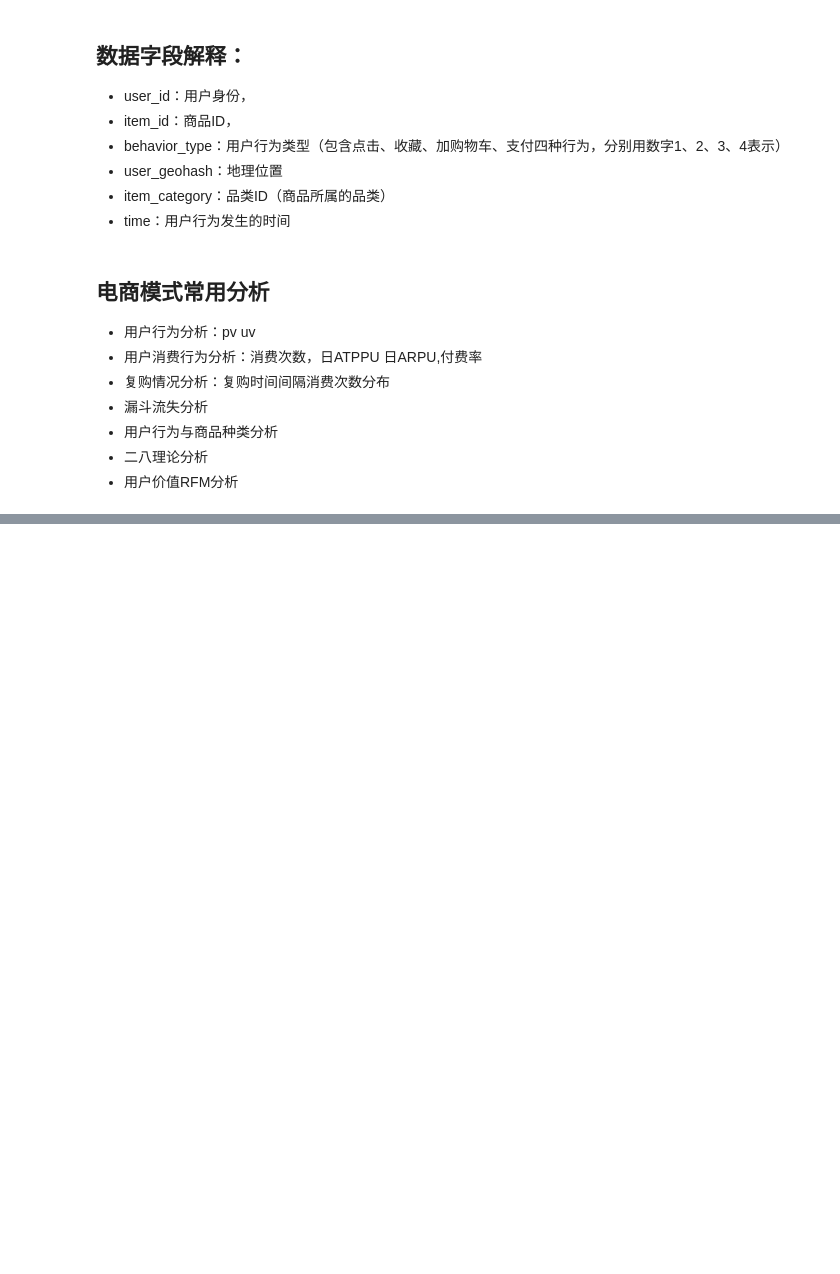
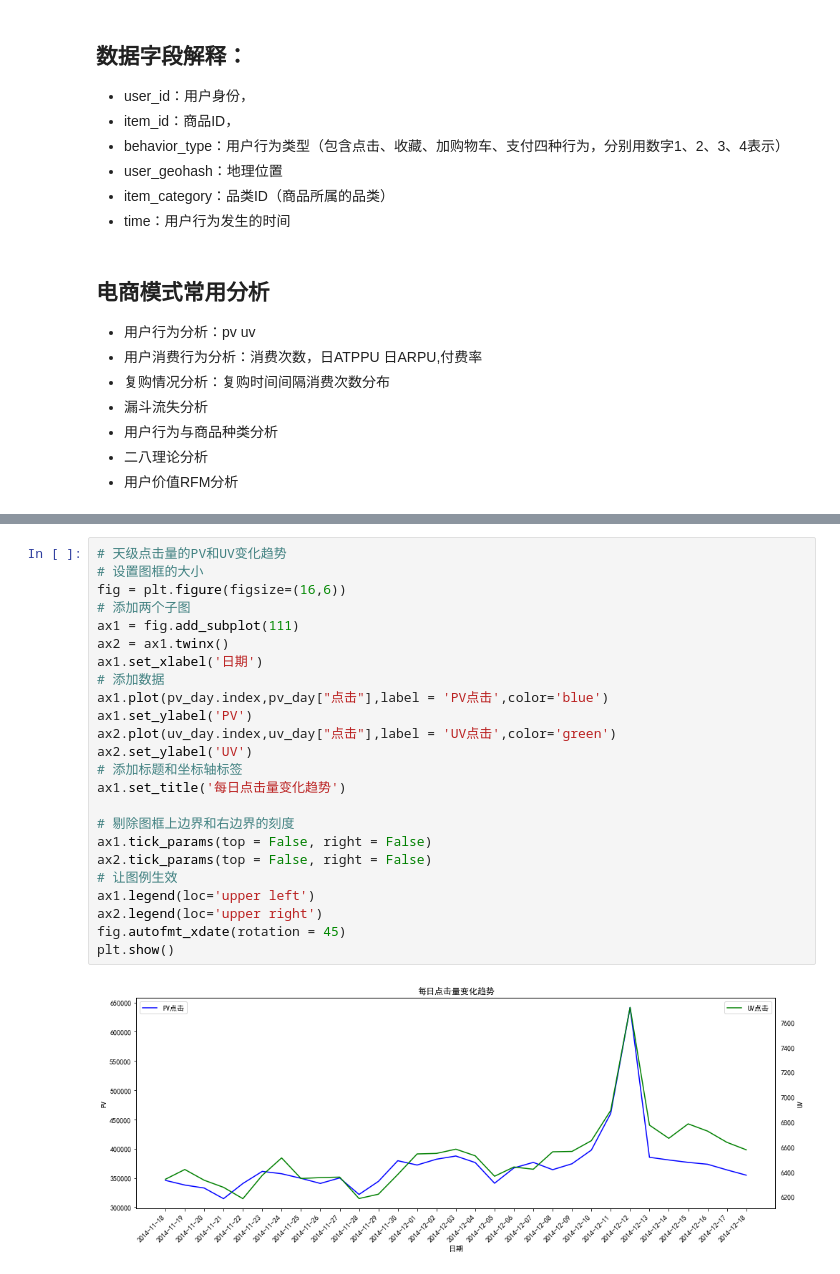
Before and after one commit to renjel/kesci, a Jupyter notebook: User Behavior Data on Taobao App/Untitled.ipynb, the cells around one changed output, grey strips where cells are left out. Saved outputs shown, nothing was run; the diff lists cells and outputs as text; blank space fills up the shorter version.

```diff
--- a/User Behavior Data on Taobao App/Untitled.ipynb
+++ b/User Behavior Data on Taobao App/Untitled.ipynb
@@ -199,0 +155,26 @@ pv_day
+# %%
+# 天级点击量的PV和UV变化趋势
+# 设置图框的大小
+fig = plt.figure(figsize=(16,6))
+# 添加两个子图
+ax1 = fig.add_subplot(111)
+ax2 = ax1.twinx()
+ax1.set_xlabel('日期')
+# 添加数据
+ax1.plot(pv_day.index,pv_day["点击"],label = 'PV点击',color='blue')
+ax1.set_ylabel('PV')
+ax2.plot(uv_day.index,uv_day["点击"],label = 'UV点击',color='green')
+ax2.set_ylabel('UV')
+# 添加标题和坐标轴标签
+ax1.set_title('每日点击量变化趋势')
+
+# 剔除图框上边界和右边界的刻度
+ax1.tick_params(top = False, right = False)
+ax2.tick_params(top = False, right = False)
+# 让图例生效
+ax1.legend(loc='upper left')
+ax2.legend(loc='upper right')
+fig.autofmt_xdate(rotation = 45)
+plt.show()
+# %% [output]
+[figure, added]
```
Also changed, not shown: parts of 31 cells of this notebook.
